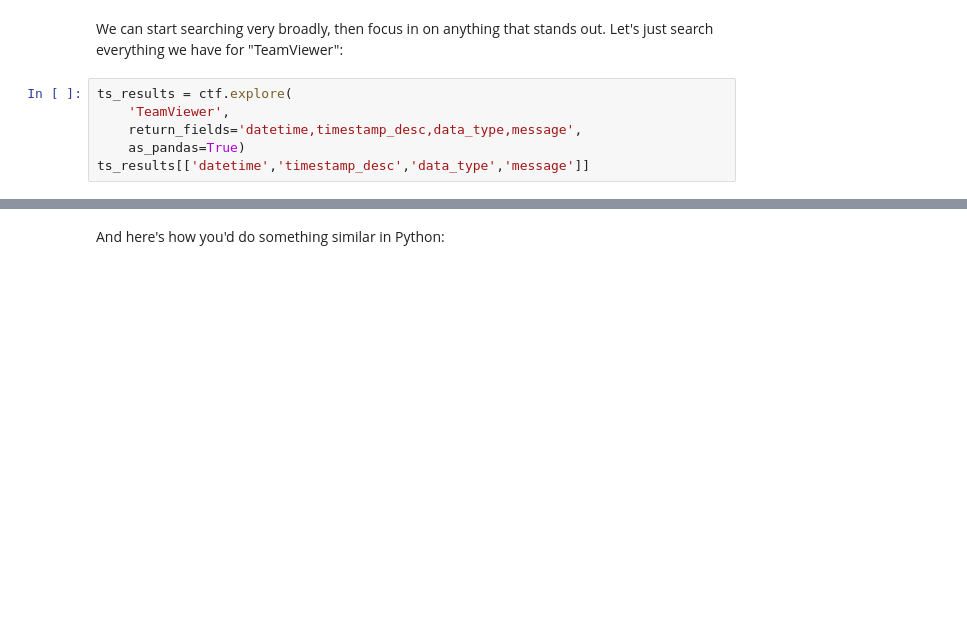
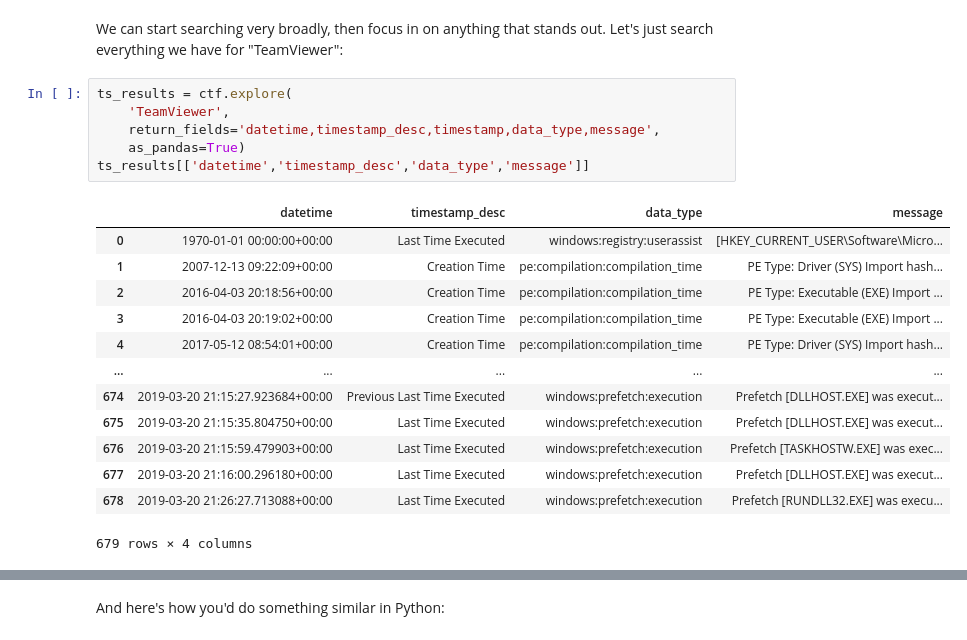
Before and after one commit to google/timesketch, a Jupyter notebook: notebooks/MUS2019_CTF.ipynb, the cells around one changed output, grey strips where cells are left out. Saved outputs shown, nothing was run; the diff lists cells and outputs as text; blank space fills up the shorter version.

```diff
--- a/notebooks/MUS2019_CTF.ipynb
+++ b/notebooks/MUS2019_CTF.ipynb
@@ -183,9 +295,23 @@ We can start searching very broadly, then focus in on anything that stands out.
 # %%
 ts_results = ctf.explore(
     'TeamViewer',
-    return_fields='datetime,timestamp_desc,data_type,message',
+    return_fields='datetime,timestamp_desc,timestamp,data_type,message',
     as_pandas=True)
 ts_results[['datetime','timestamp_desc','data_type','message']]
+# %% [output]
+|  | datetime | timestamp_desc | data_type | message |
+| 0 | 1970-01-01 00:00:00+00:00 | Last Time Executed | windows:registry:userassist | [HKEY_CURRENT_USER\Software\Micro... |
+| 1 | 2007-12-13 09:22:09+00:00 | Creation Time | pe:compilation:compilation_time | PE Type: Driver (SYS) Import hash... |
+| 2 | 2016-04-03 20:18:56+00:00 | Creation Time | pe:compilation:compilation_time | PE Type: Executable (EXE) Import ... |
+| 3 | 2016-04-03 20:19:02+00:00 | Creation Time | pe:compilation:compilation_time | PE Type: Executable (EXE) Import ... |
+| 4 | 2017-05-12 08:54:01+00:00 | Creation Time | pe:compilation:compilation_time | PE Type: Driver (SYS) Import hash... |
+| ... | ... | ... | ... | ... |
+| 674 | 2019-03-20 21:15:27.923684+00:00 | Previous Last Time Executed | windows:prefetch:execution | Prefetch [DLLHOST.EXE] was execut... |
+| 675 | 2019-03-20 21:15:35.804750+00:00 | Last Time Executed | windows:prefetch:execution | Prefetch [DLLHOST.EXE] was execut... |
+| 676 | 2019-03-20 21:15:59.479903+00:00 | Last Time Executed | windows:prefetch:execution | Prefetch [TASKHOSTW.EXE] was exec... |
+| 677 | 2019-03-20 21:16:00.296180+00:00 | Last Time Executed | windows:prefetch:execution | Prefetch [DLLHOST.EXE] was execut... |
+| 678 | 2019-03-20 21:26:27.713088+00:00 | Last Time Executed | windows:prefetch:execution | Prefetch [RUNDLL32.EXE] was execu... |
+679 rows × 4 columns
 # %% [markdown]
 That returned a lot of results (600+). We could page through them all, but why not see if there are any interesting clusters first? That sounds like a job for a visualization!
 
```
Also changed, not shown: parts of 41 cells of this notebook.
